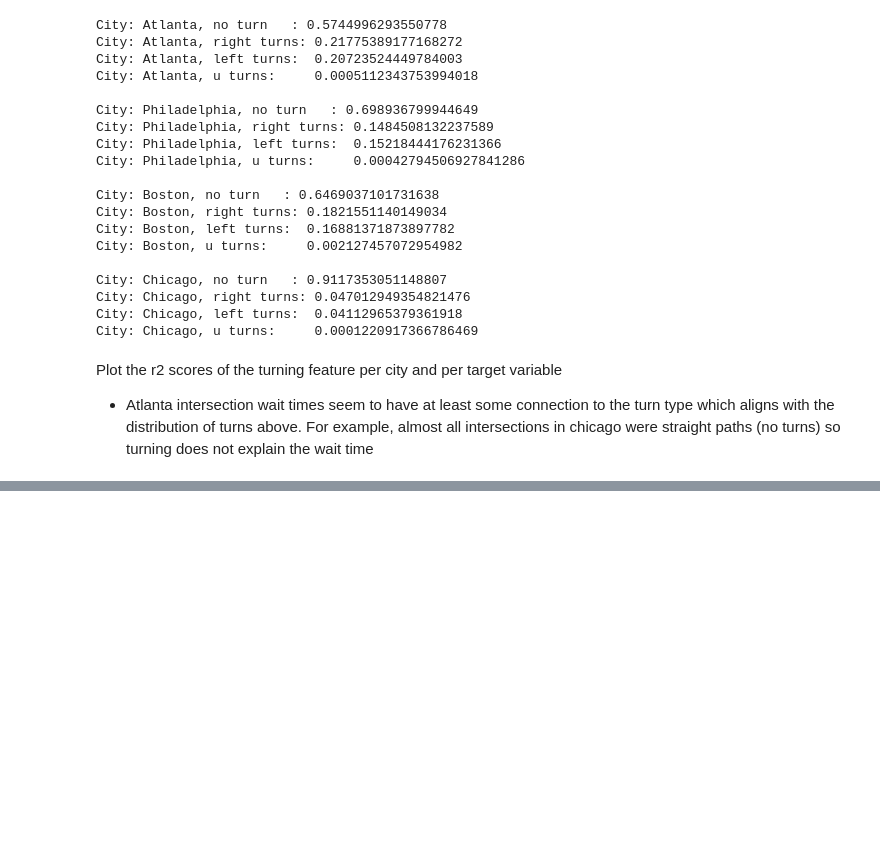
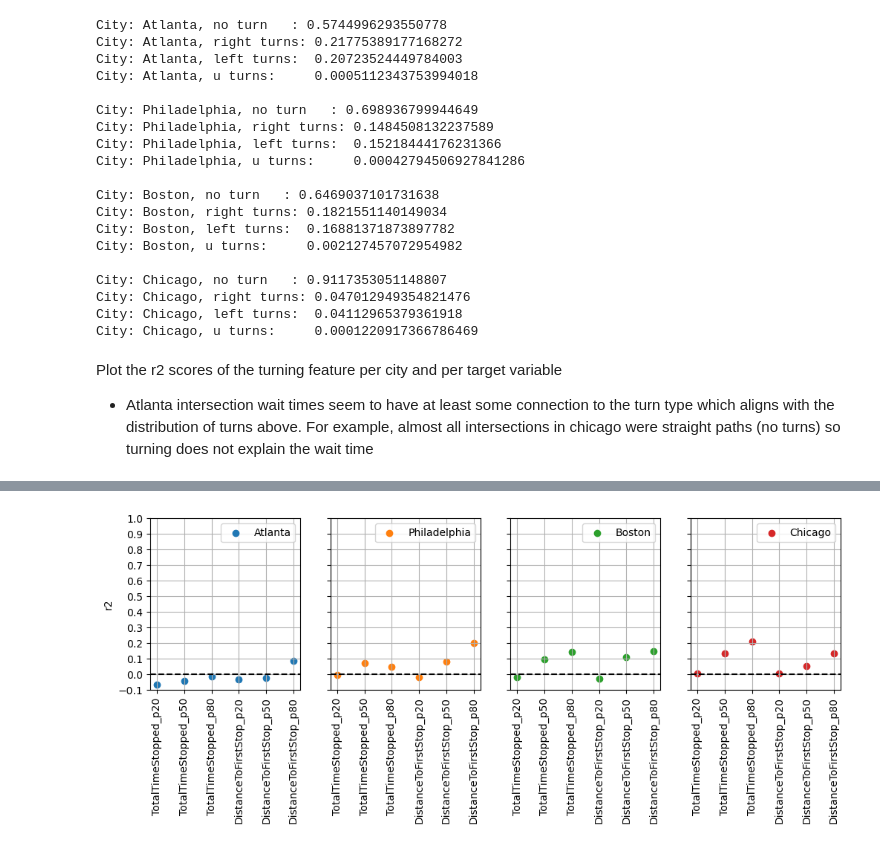
Before and after one commit to Geffen-Cooper/Applied_ML_Project, a Jupyter notebook: exploration/preprocess.ipynb, the cells around one changed output, grey strips where cells are left out. Drawn from its saved outputs; the diff is of its cells as text; code cells hidden in the pictures; blank space fills up the shorter version.

```diff
--- a/exploration/preprocess.ipynb
+++ b/exploration/preprocess.ipynb
@@ -184,2 +390,22 @@ TODO
 * maybe we can try to cluster regions/times which have a lot of traffic and give each row a distance to the cluster
     * for example, if a new point is at the center of a busy cluster or a busy time it should have large wait time/distance
+# %%
+target_cols = ['TotalTimeStopped_p20','TotalTimeStopped_p50','TotalTimeStopped_p80',
+                'DistanceToFirstStop_p20','DistanceToFirstStop_p50','DistanceToFirstStop_p80']
+
+
+# Get the k nearest neighbors based on l2
+turn_type_X = {}
+knn_X_r2s = {city: {col: 0 for col in target_cols} for city in cities}
+for city in cities:
+    for target_col in target_cols:
+        target = city_training_datasets_y[city][target_col].values
+        X = city_training_datasets_X[city][['Longitude','Latitude']]
+        model = KNeighborsRegressor(n_neighbors=6)
+        model.fit(X,target)
+        r2 = r2_score(target,model.predict(X))
+        knn_X_r2s[city][target_col] = r2
+# %%
+plotting_func(knn_X_r2s)
+# %% [output]
+[figure, added]
```
Also changed, not shown: parts of 17 cells of this notebook, 5 other files.
